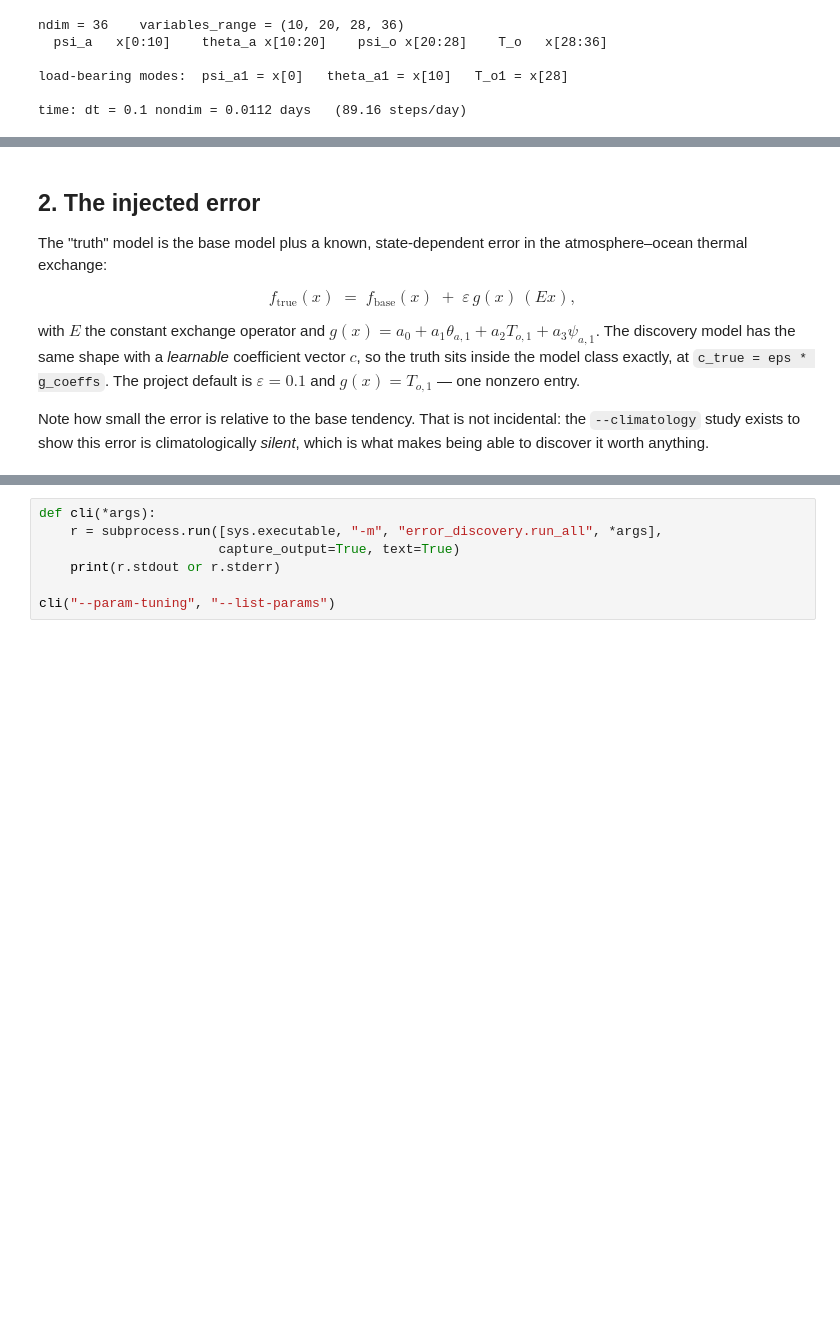
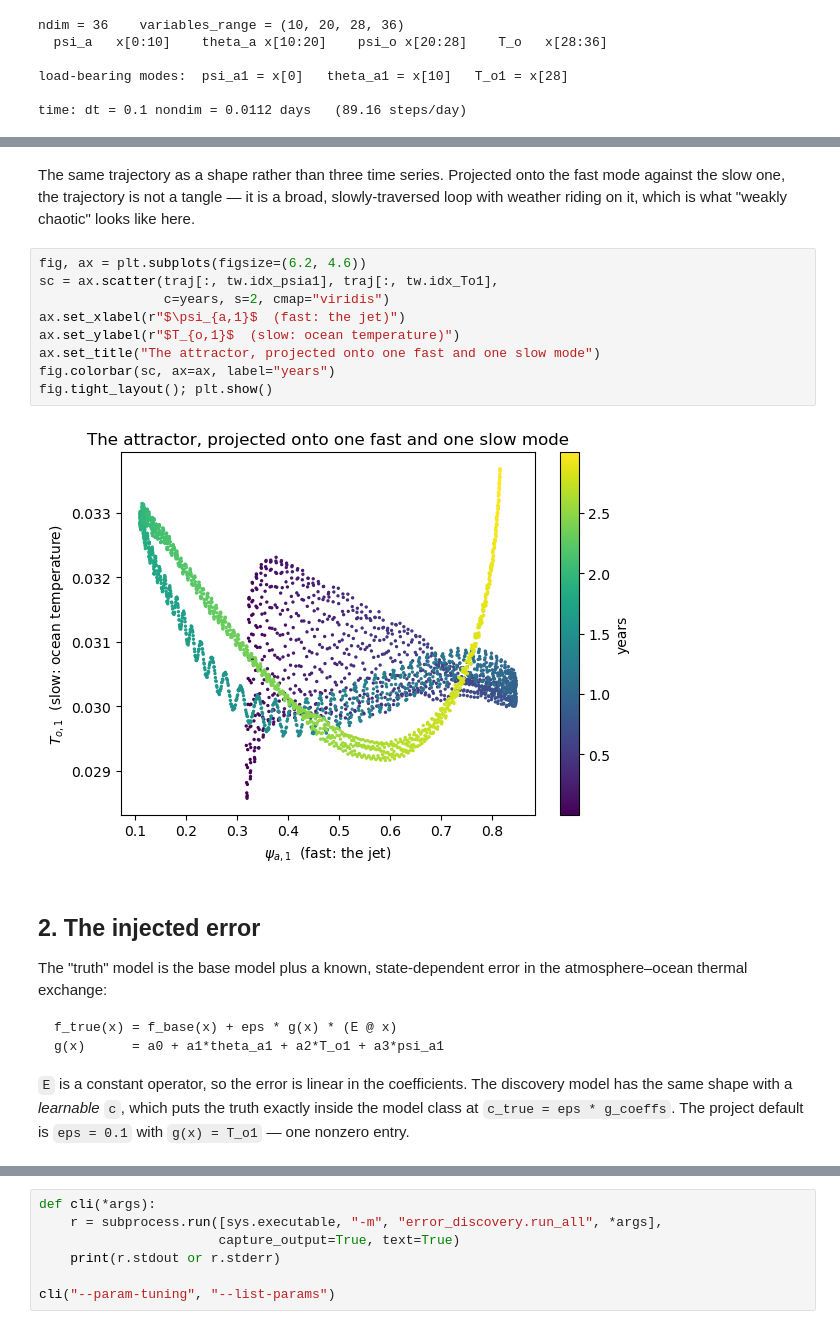
Before and after one commit to AidenPape/dqgs, a Jupyter notebook: notebooks/getting_started.ipynb, the cells around one changed output, grey strips where cells are left out. Drawn from its saved outputs; the diff is of its cells as text; blank space fills up the shorter version.

````diff
--- a/notebooks/getting_started.ipynb
+++ b/notebooks/getting_started.ipynb
@@ -161,23 +175,36 @@ fig.tight_layout(); plt.show()
 # %% [output]
 [ic]    loaded cached attractor IC (/Users/aipa1027/Library/CloudStorage/OneDrive-UCB-O365/Documents/research/da_climate_model_improvements/dqgs_project/dqgs/error_discovery/results/attractor_ic.npz)
 [figure]
+# %% [markdown]
+The same trajectory as a shape rather than three time series. Projected onto the fast mode
+against the slow one, the trajectory is not a tangle — it is a broad, slowly-traversed loop
+with weather riding on it, which is what "weakly chaotic" looks like here.
+# %%
+fig, ax = plt.subplots(figsize=(6.2, 4.6))
+sc = ax.scatter(traj[:, tw.idx_psia1], traj[:, tw.idx_To1],
+                c=years, s=2, cmap="viridis")
+ax.set_xlabel(r"$\psi_{a,1}$  (fast: the jet)")
+ax.set_ylabel(r"$T_{o,1}$  (slow: ocean temperature)")
+ax.set_title("The attractor, projected onto one fast and one slow mode")
+fig.colorbar(sc, ax=ax, label="years")
+fig.tight_layout(); plt.show()
+# %% [output]
+[figure, added]
 # %% [markdown]
 ## 2. The injected error
 
 The "truth" model is the base model plus a known, state-dependent error in the
 atmosphere–ocean thermal exchange:
 
-$$f_\text{true}(x) \;=\; f_\text{base}(x) \;+\; \varepsilon\, g(x)\,(E x),$$
+```
+f_true(x) = f_base(x) + eps * g(x) * (E @ x)
+g(x)      = a0 + a1*theta_a1 + a2*T_o1 + a3*psi_a1
+```
 
-with $E$ the constant exchange operator and
-$g(x) = a_0 + a_1\theta_{a,1} + a_2 T_{o,1} + a_3\psi_{a,1}$. The discovery model has the
-same shape with a *learnable* coefficient vector $c$, so the truth sits inside the model
-class exactly, at `c_true = eps * g_coeffs`. The project default is $\varepsilon = 0.1$ and
-$g(x) = T_{o,1}$ — one nonzero entry.
-
-Note how small the error is relative to the base tendency. That is not incidental: the
-`--climatology` study exists to show this error is climatologically *silent*, which is what
-makes being able to discover it worth anything.
+`E` is a constant operator, so the error is linear in the coefficients. The discovery model
+has the same shape with a *learnable* `c`, which puts the truth exactly inside the model class
+at `c_true = eps * g_coeffs`. The project default is `eps = 0.1` with `g(x) = T_o1` — one
+nonzero entry.
 # %%
 print("c_true      =", np.asarray(tw.c_true), "   (= eps * g_coeffs)")
 print("features(x) =  (1, theta_a1, T_o1, psi_a1)  ->",
````
Also changed, not shown: parts of 40 cells of this notebook, 8 other files.
